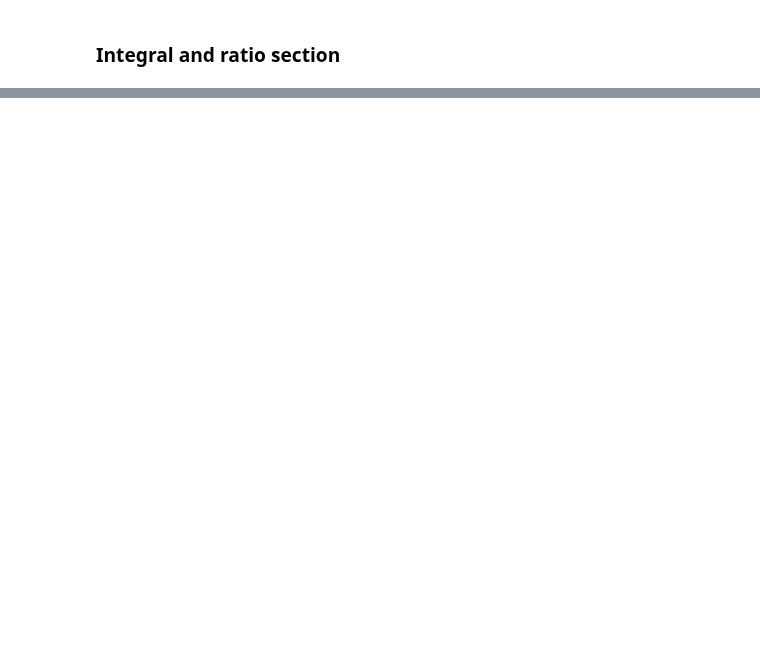
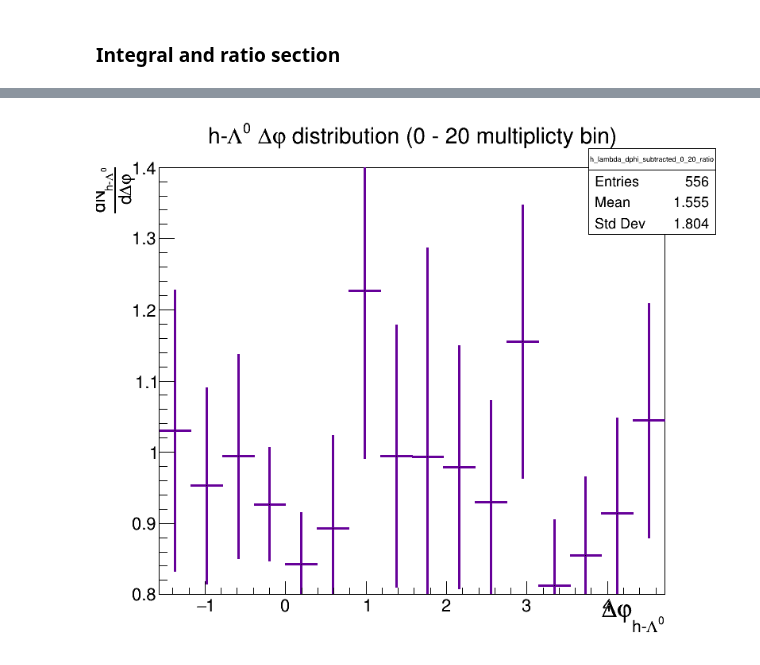
Before and after one commit to rhanniga/lambda-over-hadron, a Jupyter notebook: mc/offline/v0_closure_test.ipynb, the cells around one changed output, grey strips where cells are left out. Cells and saved outputs as stored; diff of their text form; code cells hidden in the pictures; blank space fills up the shorter version.

```diff
--- a/mc/offline/v0_closure_test.ipynb
+++ b/mc/offline/v0_closure_test.ipynb
@@ -441,3 +469,11 @@ c.Draw()
+# %%
+h_lambda_dphi_subtracted_0_20_ratio = h_lambda_dphi_subtracted_0_20.Clone("h_lambda_dphi_subtracted_0_20_ratio")
+h_lambda_dphi_subtracted_0_20_ratio.Divide(h_lambda_dphi_subtracted_0_20_mc)
+h_lambda_dphi_subtracted_0_20_ratio.GetYaxis().SetRangeUser(0.8, 1.4)
+h_lambda_dphi_subtracted_0_20_ratio.Draw()
+c.Draw()
+# %% [output]
+[figure, added]
 # %%
 if USE_AVG:
     ue_line_0_20 = rt.TF1("ue_line_0_20", "pol0", -2, 6)
```
Also changed, not shown: parts of 33 cells of this notebook, 3 other files.
